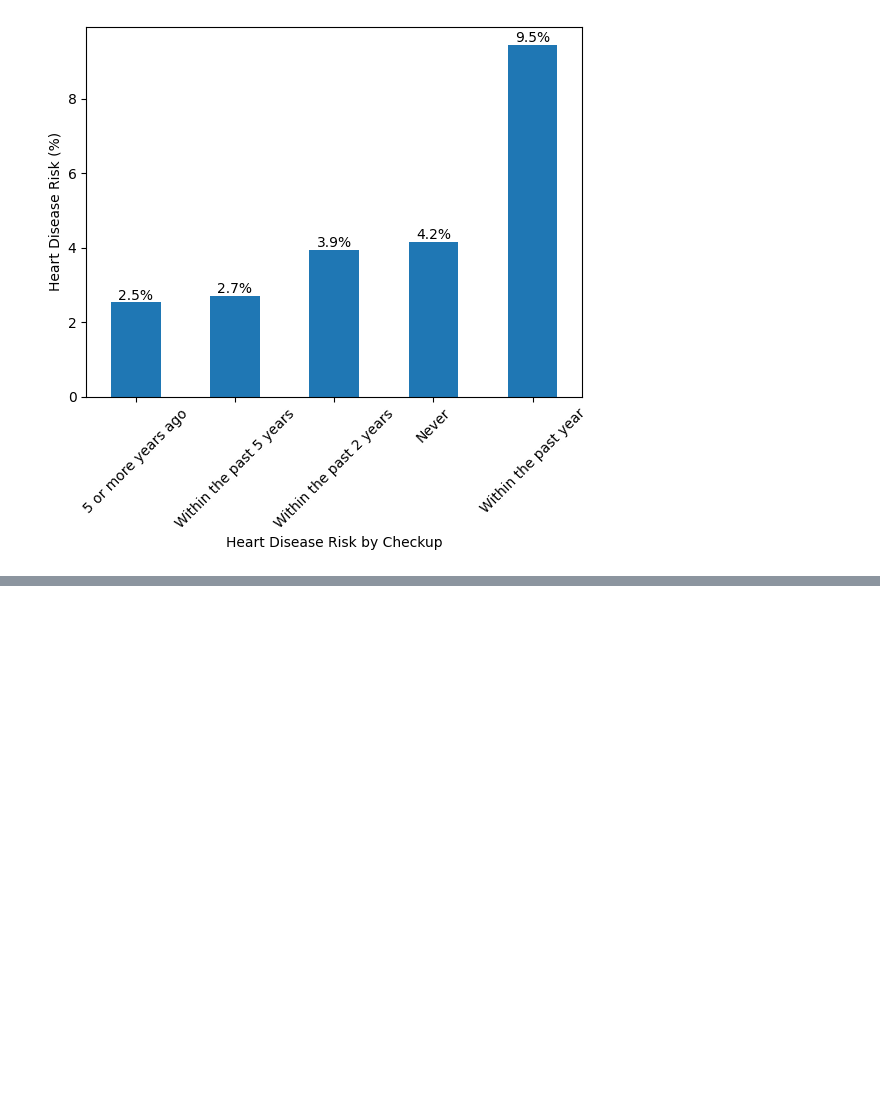
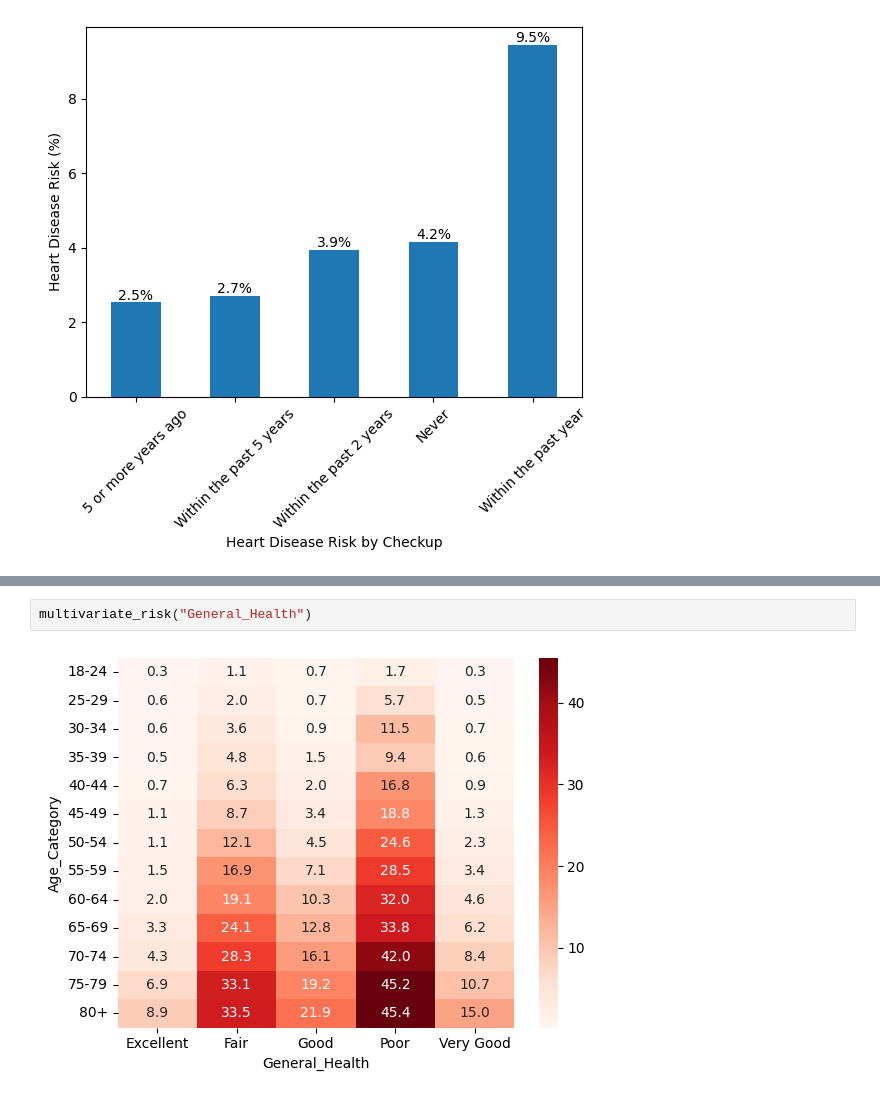
Before and after one commit to its-rhasil/cardio-risk, a Jupyter notebook: notebooks/03_eda.ipynb, the cells around one changed output, grey strips where cells are left out. Cells and saved outputs as stored; diff of their text form; blank space fills up the shorter version.

```diff
--- a/notebooks/03_eda.ipynb
+++ b/notebooks/03_eda.ipynb
@@ -133,0 +166,4 @@ for feature, rotation in preventive_health.items():
+# %%
+multivariate_risk("General_Health")
+# %% [output]
+[figure, added]
```
Also changed, not shown: parts of 10 cells of this notebook, 1 other file.
